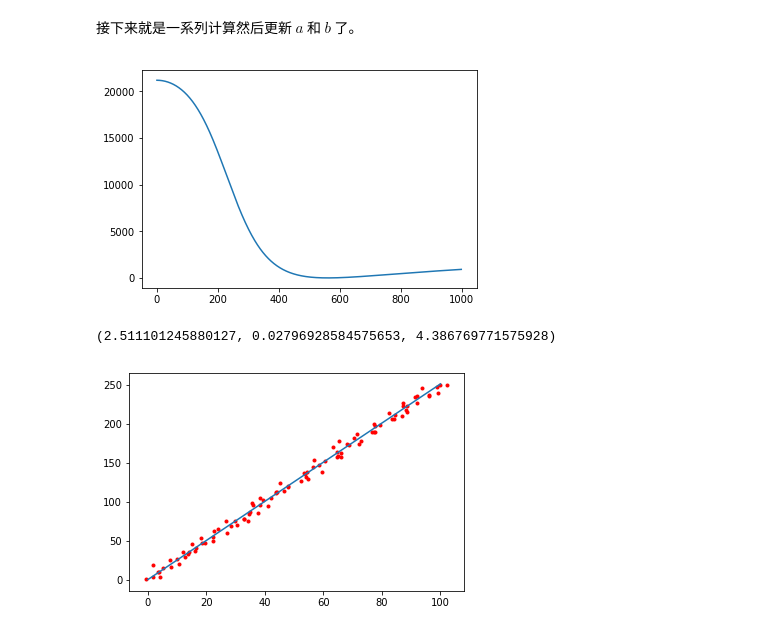
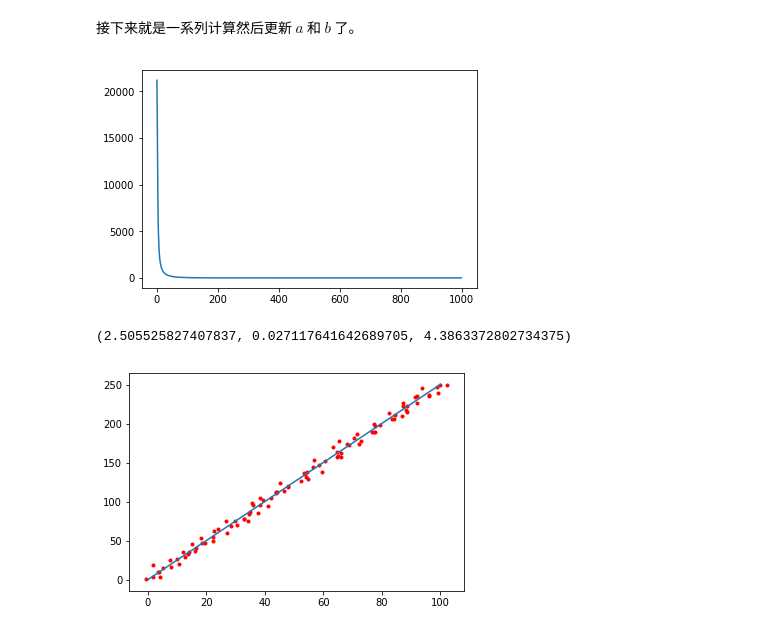
Before and after one commit to Hzzone/hzzone.github.io, a Jupyter notebook: implementation/理解 PyTorch 计算图、Autograd 机制和实现线性拟合.ipynb, the cells around one changed output. Drawn from its saved outputs; the diff is of its cells as text; code cells hidden in the pictures.

```diff
--- a/implementation/理解 PyTorch 计算图、Autograd 机制和实现线性拟合.ipynb
+++ b/implementation/理解 PyTorch 计算图、Autograd 机制和实现线性拟合.ipynb
@@ -115,45 +115,47 @@ X = torch.from_numpy(Nx)
 Y = torch.from_numpy(Ny)
 X = X.float()
 Y = Y.float()
-lr = 1e-9
+lr = 1e-5
 iA, iB = torch.Tensor([0]), torch.Tensor([0])
 # 需要计算梯度
 iA.requires_grad = True
 iB.requires_grad = True
 
 # 记录最好的结果
 best_loss = float("inf")
 best_a = 0.0
 best_b = 0.0
 loss_list = []
 max_epochs = 1000
 
 # 梯度下降
 for _ in range(max_epochs):
     # 计算 loss
     loss = torch.mean((iA*X-Y+iB)**2/(iA**2+1))
     # 反向传播
     loss.backward()
     # 更新参数
     with torch.no_grad():
         iA -= lr*iA.grad
         iB -= lr*iB.grad
         cur_loss = loss.item()
         if cur_loss<best_loss:
             best_a = iA.item()
             best_b = iB.item()
             best_loss = cur_loss
+        iA.grad.zero_()
+        iB.grad.zero_()
         loss_list.append(cur_loss)
 
 # loss 曲线
 plt.plot(list(range(max_epochs)), loss_list)
 plt.show()
 # %% [output]
-[figure, old version]
+[figure, new version]
 # %%
 best_a, best_b, best_loss
 # %% [output]
-(2.511101245880127, 0.02796928584575653, 4.386769771575928)
+(2.505525827407837, 0.027117641642689705, 4.3863372802734375)
 # %%
 nX = np.linspace(0, 100, 100,endpoint=True)
 plt.plot(nX, best_a*nX+best_b)
```
Also changed, not shown: parts of 3 cells of this notebook, 1 other file.
